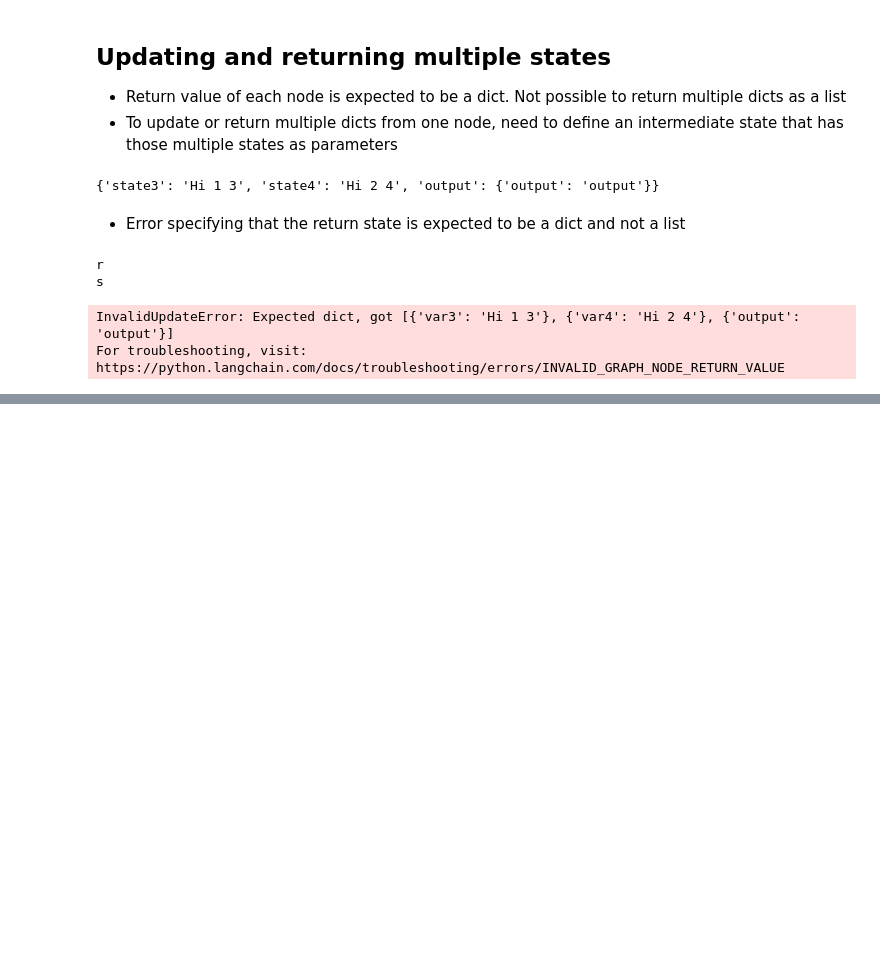
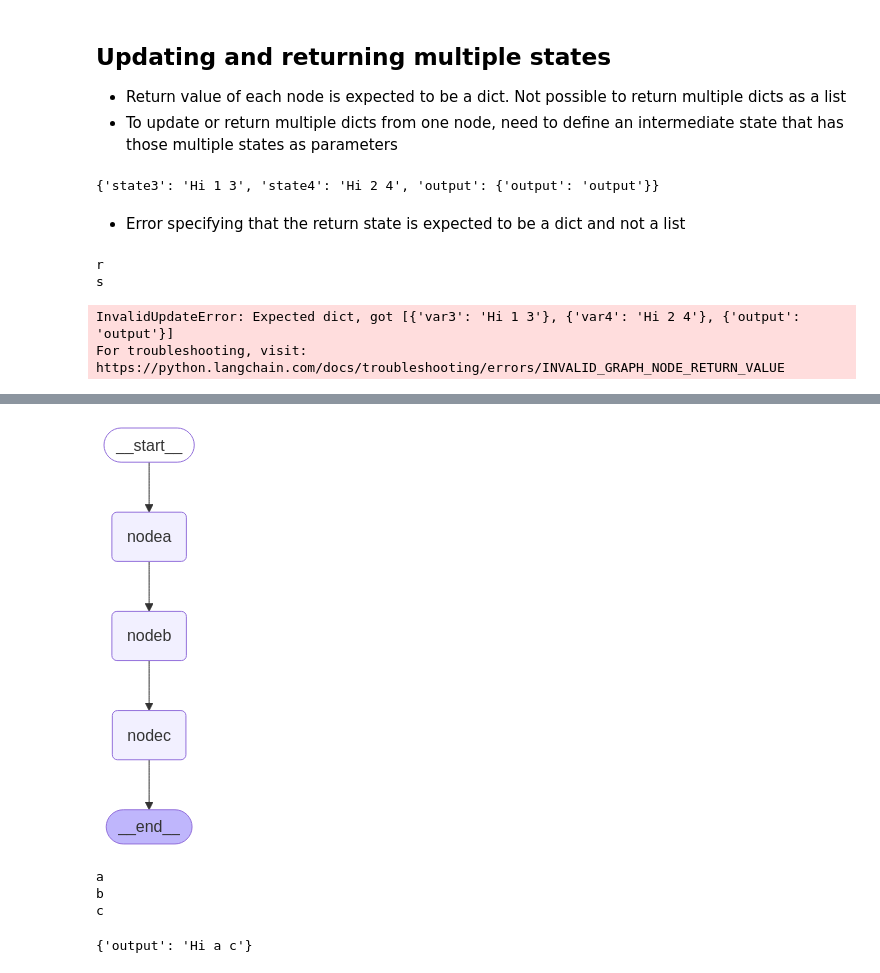
Before and after one commit to Thejpal/Langchain, a Jupyter notebook: langgraph_practice.ipynb, the cells around one changed output, grey strips where cells are left out. Saved outputs shown, nothing was run; the diff lists cells and outputs as text; code cells hidden in the pictures; blank space fills up the shorter version.

Commit message:
State access for all nodes

```diff
--- a/langgraph_practice.ipynb
+++ b/langgraph_practice.ipynb
@@ -275,0 +286,36 @@ For troubleshooting, visit: https://python.langchain.com/docs/troubleshooting/er
+# %%
+builder5 = StateGraph(Overall, input = Input, output = Output)
+# %%
+def nodea(state: Input) -> State1:
+    print("a")
+    return {"var1": state["input"] + " a"}
+
+def nodeb(state: State1) -> Overall:
+    print("b")
+    return {"temp": state["var1"] + " b"}
+
+def nodec(state: State1) -> Output:
+    print("c")
+    return {"output": state["var1"] + " c"}
+
+builder5.add_node("nodea", nodea)
+builder5.add_node("nodeb", nodeb)
+builder5.add_node("nodec", nodec)
+
+builder5.add_edge(START, "nodea")
+builder5.add_edge("nodea", "nodeb")
+builder5.add_edge("nodeb", "nodec")
+builder5.add_edge("nodec", END)
+
+graph5 = builder5.compile()
+# %%
+Image(graph5.get_graph().draw_mermaid_png())
+# %% [output]
+[figure, added]
+# %%
+graph5.invoke({"input": "Hi"})
+# %% [output]
+a
+b
+c
+{'output': 'Hi a c'}
```
Also changed, not shown: parts of 2 cells of this notebook.
